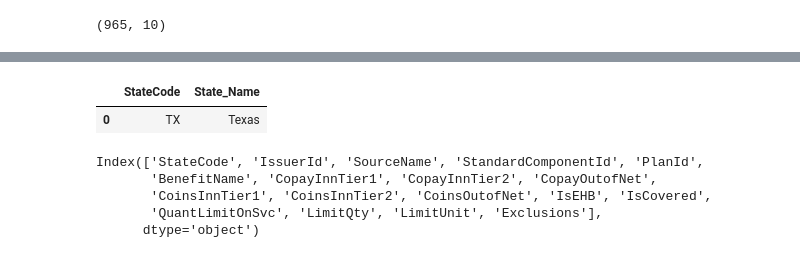
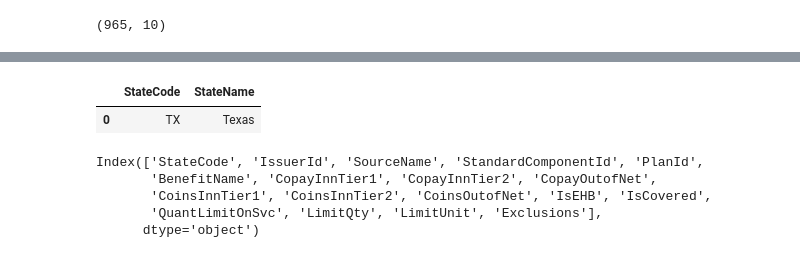
Before and after one commit to CarlosAlvarado-git/Proyecto_Final_BI, a Jupyter notebook: DataPreparation.ipynb, the cells around one changed output, grey strips where cells are left out. Cells and saved outputs as stored; diff of their text form; code cells hidden in the pictures.

```diff
--- a/DataPreparation.ipynb
+++ b/DataPreparation.ipynb
@@ -132,11 +132,11 @@ Business_Rules.head(10)
 | 2198 | TX | 27248 | HIOS | Medical | 27248TX0010022 | 3 | ... |
 | 2199 | TX | 29418 | HIOS | Medical | 29418TX0140019 | 3 | ... |
 # %%
-state = {'StateCode': ["TX"], 'State_Name': ["Texas"]}
+state = {'StateCode': ["TX"], 'StateName': ["Texas"]}
 state = pd.DataFrame(data=state)
 state
 # %% [output]
-|  | StateCode | State_Name |
+|  | StateCode | StateName |
 | 0 | TX | Texas |
 # %%
 Benefits_CostSharing.columns
```
Also changed, not shown: parts of 14 cells of this notebook, 1 other file.
